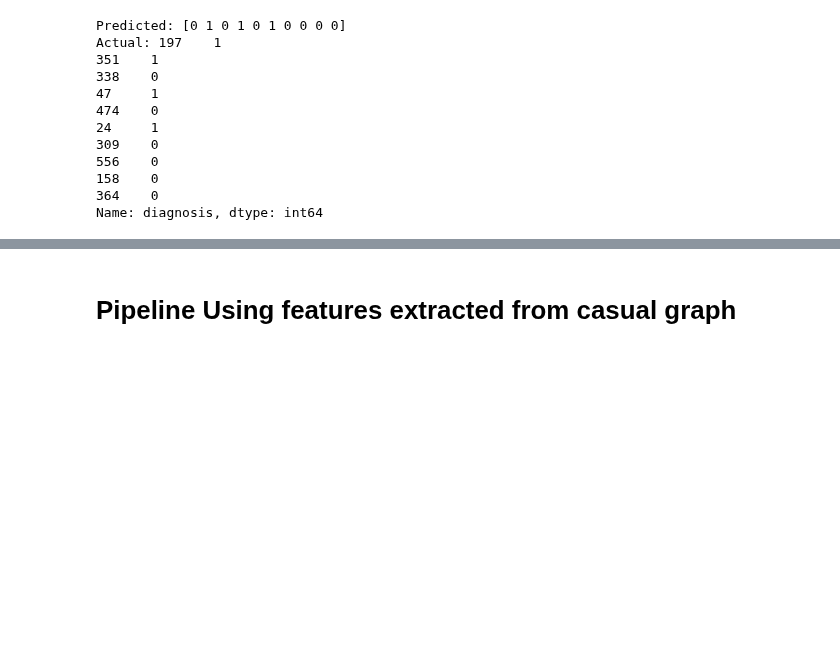
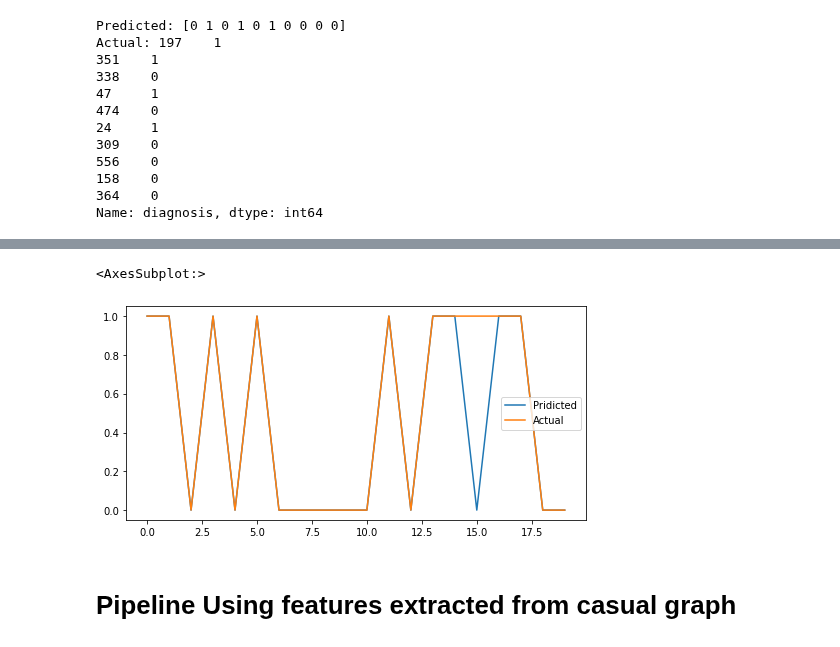
Before and after one commit to abel-blue/breastCancer-causal-Inference, a Jupyter notebook: notebooks/ml_model.ipynb, the cells around one changed output, grey strips where cells are left out. Saved outputs shown, nothing was run; the diff lists cells and outputs as text; code cells hidden in the pictures; blank space fills up the shorter version.

```diff
--- a/notebooks/ml_model.ipynb
+++ b/notebooks/ml_model.ipynb
@@ -229,18 +229,3 @@ Actual: 197    1
 158    0
 364    0
 Name: diagnosis, dtype: int64
-# %%
-import pandas as pd
-from matplotlib import pyplot as plt
-
-plt.rcParams["figure.figsize"] = [7.00, 3.50]
-plt.rcParams["figure.autolayout"] = True
-
-df1 = pred_dt[0:10]
-
-df2 = y_test[0:10]
-
-ax = df1.plot(x='diagnosis')
-df2.plot(ax=ax)
-
-plt.show()
@@ -248,0 +232,13 @@ AttributeError: 'numpy.ndarray' object has no attribute 'plot'
+# %%
+import pandas as pd
+from matplotlib import pyplot as plt
+
+import numpy as np
+import pandas as pd
+
+my_array = np.array(pred_dt)
+
+df_prd = pd.DataFrame(my_array, columns = ['Pridicted'])
+
+print(df_prd)
+print(type(df_prd))
@@ -248,0 +263,8 @@ AttributeError: 'numpy.ndarray' object has no attribute 'plot'
+# %%
+
+s = y_test
+
+df_act = s.to_frame(name="Actual")
+df_act.reset_index(drop=True, inplace=True)
+print(df_act)
+print(type(df_act))
@@ -249,3 +289,11 @@ AttributeError: 'numpy.ndarray' object has no attribute 'plot'
+# %%
+# result = pd.concat([df_prd, df_act], axis=1, ignore_index=True, sort='false')
+result = pd.concat([df_prd, df_act], axis=1)
+# %%
+result.plot()
+# %% [output]
+<AxesSubplot:>
+[figure, added]
 # %% [markdown]
 # Pipeline Using features extracted from casual graph
 # %%
```
Also changed, not shown: parts of 9 cells of this notebook.
